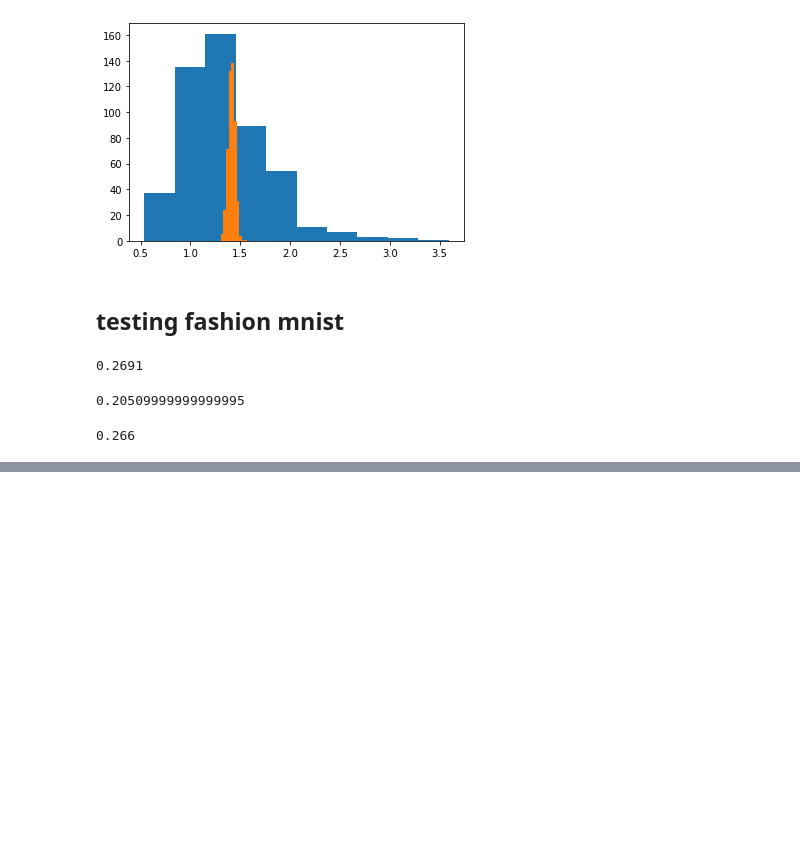
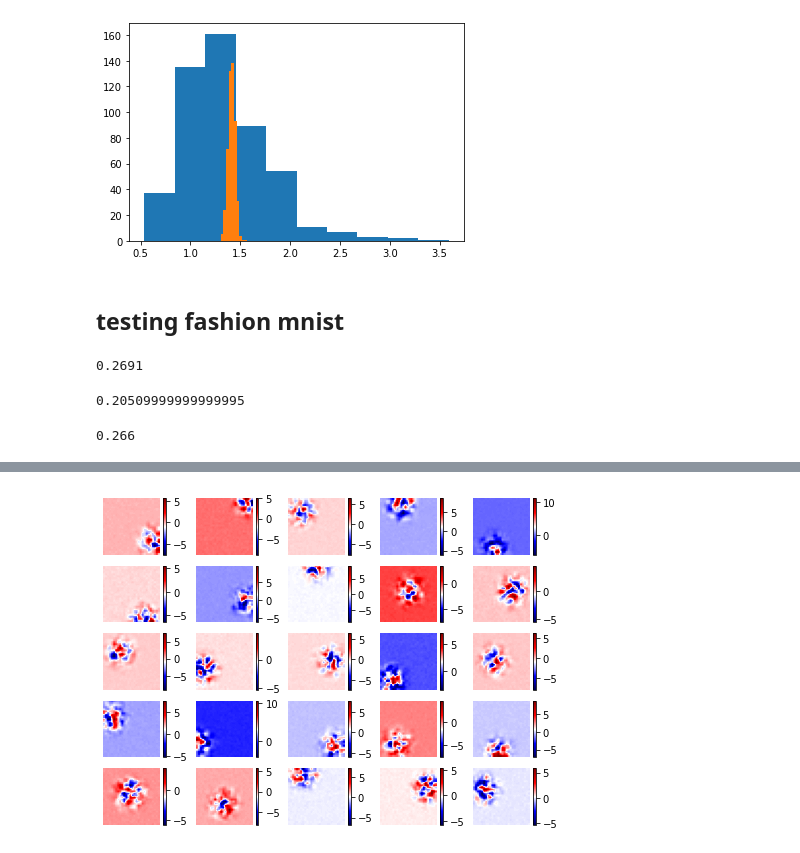
Before and after one commit to BruntonUWBio/structured-random-features, a Jupyter notebook: new_version/estimator_test.ipynb, the cells around one changed output, grey strips where cells are left out. Saved outputs shown, nothing was run; the diff lists cells and outputs as text; code cells hidden in the pictures; blank space fills up the shorter version.

```diff
--- a/new_version/estimator_test.ipynb
+++ b/new_version/estimator_test.ipynb
@@ -185,7 +203,7 @@ n, d = X_train.shape
 # svc = LinearSVC(random_state=20, tol=1e-4, max_iter=500)
 sgd = SGDClassifier(loss='squared_hinge', alpha=1, shuffle=True, n_jobs=5, learning_rate='optimal', max_iter=500,
                        early_stopping=True, tol=1e-4, n_iter_no_change=10, validation_fraction=0.1)
-b = np.mean(la.norm(X_train)/ np.sqrt(X_train.shape[0]))
+b = -np.mean(la.norm(X_train, axis=1) / np.sqrt(X_train.shape[1]))
 # %%
 kwargs = {'scale': 1}
 params = {'width': 100, 'weight_fun': V1_weights_multiple_scales, 'kwargs': kwargs, 'bias': b, 'nonlinearity': relu, 'clf': svc}
@@ -209,0 +283,11 @@ print(test_err)
+# %%
+W = V1_inspired_weights(30, 784, t=3.6, l=1.1)
+
+fig = plt.figure(figsize=(8, 6))
+for i in range(25):
+    ax = fig.add_subplot(5, 5, i + 1)
+    plt.imshow(W[i].reshape(28, 28), cmap='seismic')
+    plt.axis('off')
+    plt.colorbar()
+# %% [output]
+[figure, added]
```
Also changed, not shown: parts of 9 cells of this notebook, 11 other files.
